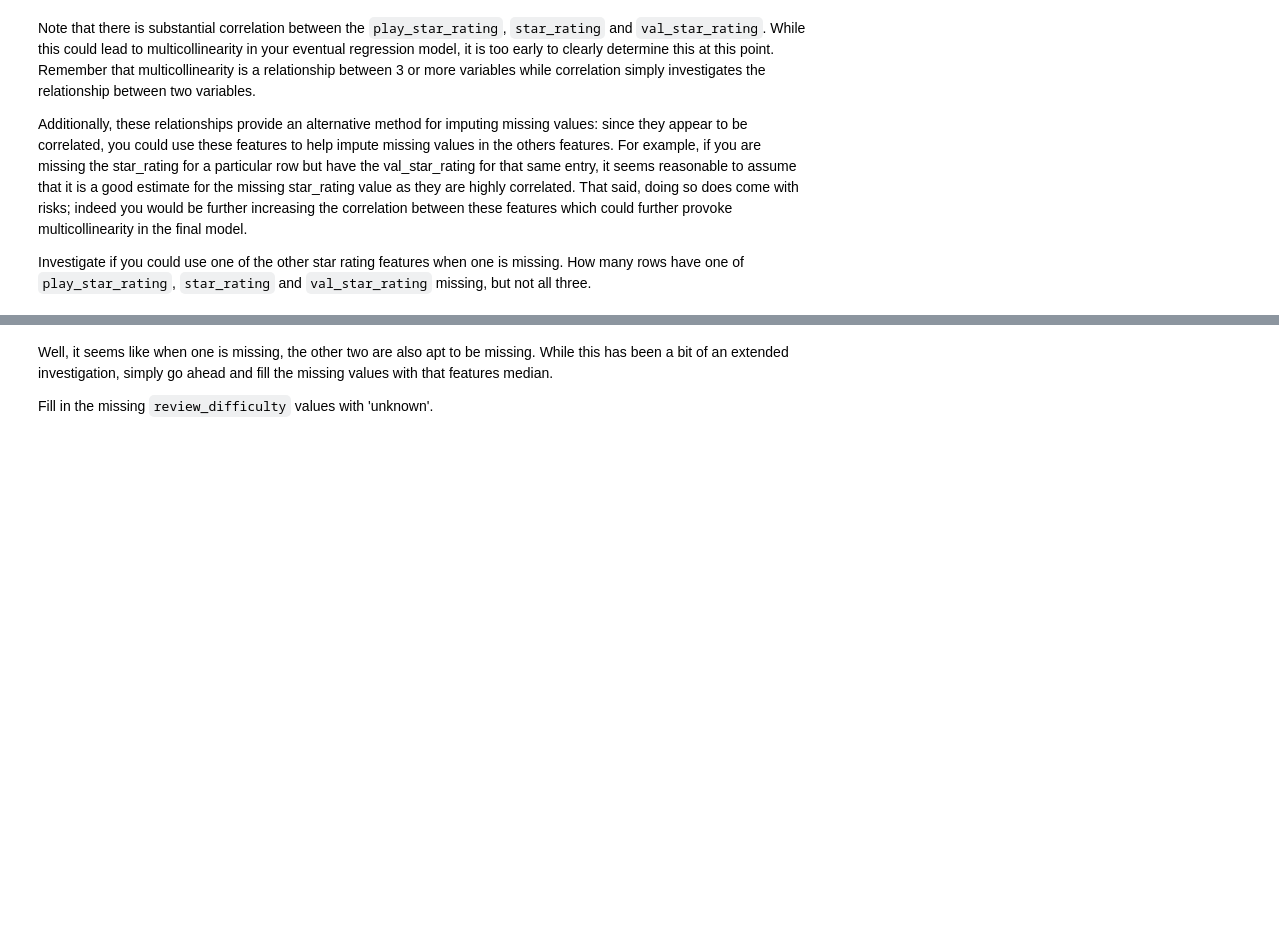
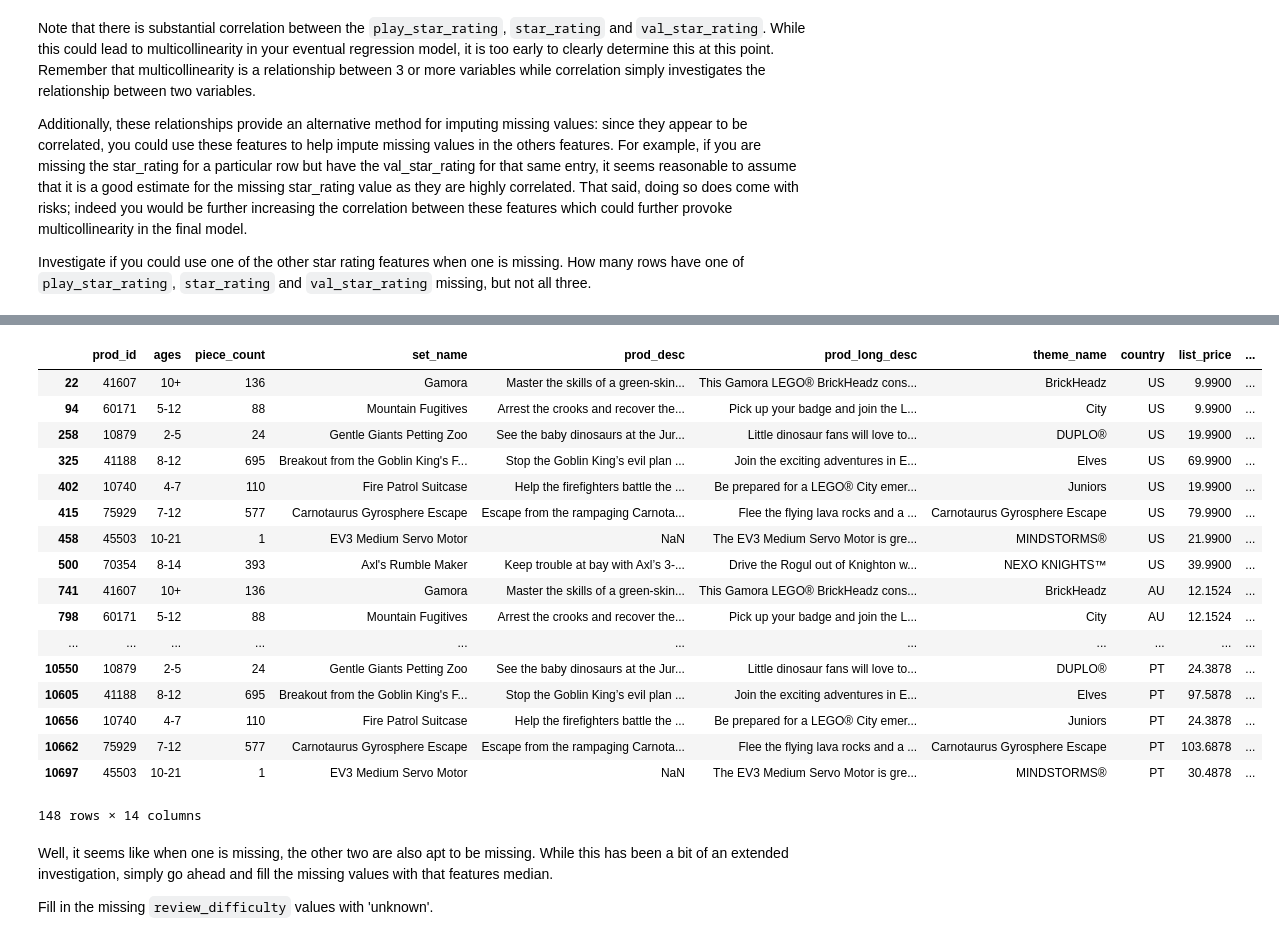
Before and after one commit to BSHaidar/dsc-scrubbing-and-cleaning-data-lab-dc-ds-career-042219, a Jupyter notebook: index.ipynb, the cells around one changed output, grey strips where cells are left out. Saved outputs shown, nothing was run; the diff lists cells and outputs as text; code cells hidden in the pictures; blank space fills up the shorter version.

```diff
--- a/index.ipynb
+++ b/index.ipynb
@@ -185,3 +182,24 @@ NameError: name 'feats' is not defined
+# %%
+missing_1_not_3
+# %% [output]
+|  | prod_id | ages | piece_count | set_name | prod_desc | prod_long_desc | theme_name | country | list_price | ... |
+| 22 | 41607 | 10+ | 136 | Gamora | Master the skills of a green-skin... | This Gamora LEGO® BrickHeadz cons... | BrickHeadz | US | 9.9900 | ... |
+| 94 | 60171 | 5-12 | 88 | Mountain Fugitives | Arrest the crooks and recover the... | Pick up your badge and join the L... | City | US | 9.9900 | ... |
+| 258 | 10879 | 2-5 | 24 | Gentle Giants Petting Zoo | See the baby dinosaurs at the Jur... | Little dinosaur fans will love to... | DUPLO® | US | 19.9900 | ... |
+| 325 | 41188 | 8-12 | 695 | Breakout from the Goblin King's F... | Stop the Goblin King’s evil plan ... | Join the exciting adventures in E... | Elves | US | 69.9900 | ... |
+| 402 | 10740 | 4-7 | 110 | Fire Patrol Suitcase | Help the firefighters battle the ... | Be prepared for a LEGO® City emer... | Juniors | US | 19.9900 | ... |
+| 415 | 75929 | 7-12 | 577 | Carnotaurus Gyrosphere Escape | Escape from the rampaging Carnota... | Flee the flying lava rocks and a ... | Carnotaurus Gyrosphere Escape | US | 79.9900 | ... |
+| 458 | 45503 | 10-21 | 1 | EV3 Medium Servo Motor | NaN | The EV3 Medium Servo Motor is gre... | MINDSTORMS® | US | 21.9900 | ... |
+| 500 | 70354 | 8-14 | 393 | Axl's Rumble Maker | Keep trouble at bay with Axl’s 3-... | Drive the Rogul out of Knighton w... | NEXO KNIGHTS™ | US | 39.9900 | ... |
+| 741 | 41607 | 10+ | 136 | Gamora | Master the skills of a green-skin... | This Gamora LEGO® BrickHeadz cons... | BrickHeadz | AU | 12.1524 | ... |
+| 798 | 60171 | 5-12 | 88 | Mountain Fugitives | Arrest the crooks and recover the... | Pick up your badge and join the L... | City | AU | 12.1524 | ... |
+| ... | ... | ... | ... | ... | ... | ... | ... | ... | ... | ... |
+| 10550 | 10879 | 2-5 | 24 | Gentle Giants Petting Zoo | See the baby dinosaurs at the Jur... | Little dinosaur fans will love to... | DUPLO® | PT | 24.3878 | ... |
+| 10605 | 41188 | 8-12 | 695 | Breakout from the Goblin King's F... | Stop the Goblin King’s evil plan ... | Join the exciting adventures in E... | Elves | PT | 97.5878 | ... |
+| 10656 | 10740 | 4-7 | 110 | Fire Patrol Suitcase | Help the firefighters battle the ... | Be prepared for a LEGO® City emer... | Juniors | PT | 24.3878 | ... |
+| 10662 | 75929 | 7-12 | 577 | Carnotaurus Gyrosphere Escape | Escape from the rampaging Carnota... | Flee the flying lava rocks and a ... | Carnotaurus Gyrosphere Escape | PT | 103.6878 | ... |
+| 10697 | 45503 | 10-21 | 1 | EV3 Medium Servo Motor | NaN | The EV3 Medium Servo Motor is gre... | MINDSTORMS® | PT | 30.4878 | ... |
+148 rows × 14 columns
 # %% [markdown]
 Well, it seems like when one is missing, the other two are also apt to be missing. While this has been a bit of an extended investigation, simply go ahead and fill the missing values with that features median.
 
```
Also changed, not shown: parts of 1 cell of this notebook.
